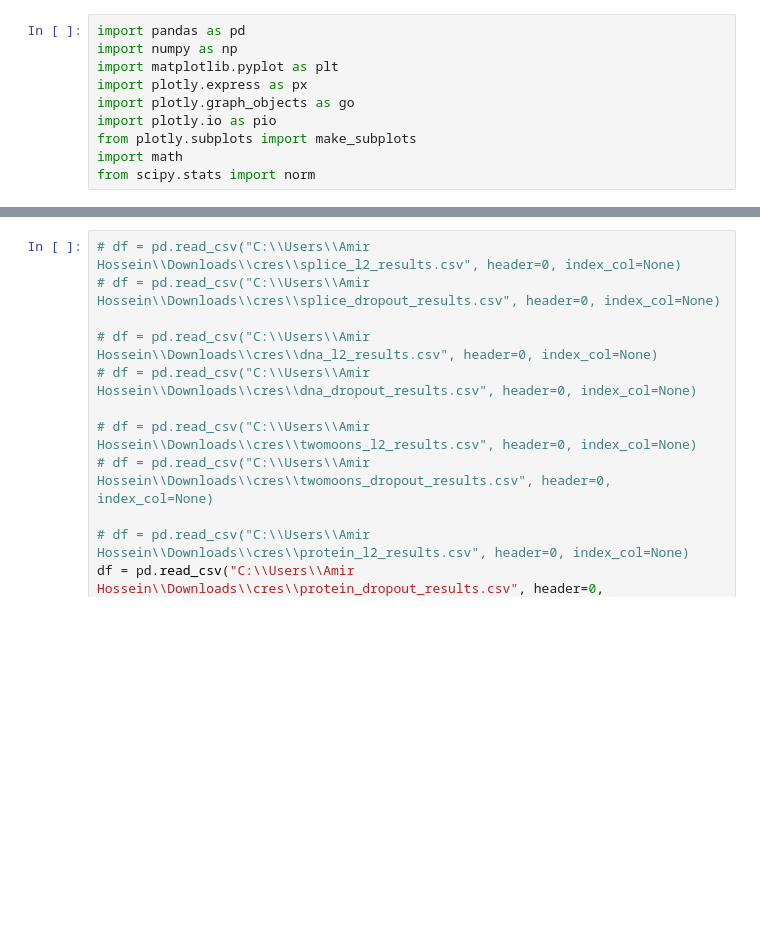
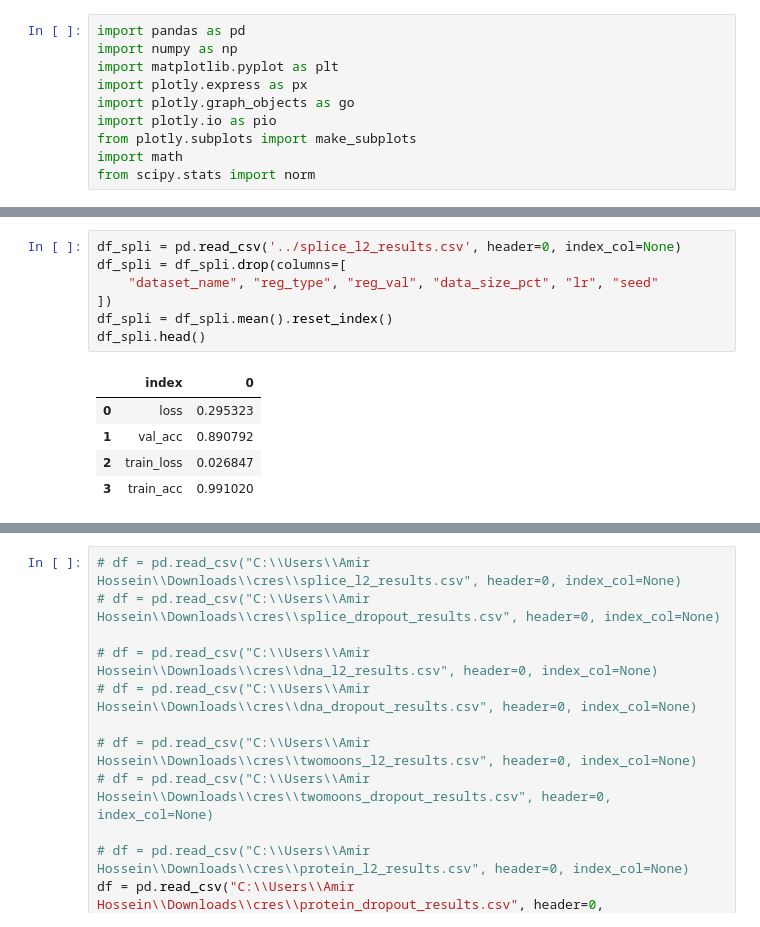
Before and after one commit to srp-group/hypothesis-testing, a Jupyter notebook: hyperparameters/visualization.ipynb, the cells around one changed output, grey strips where cells are left out. Cells and saved outputs as stored; diff of their text form; blank space fills up the shorter version.

```diff
--- a/hyperparameters/visualization.ipynb
+++ b/hyperparameters/visualization.ipynb
@@ -10,0 +39,13 @@ from scipy.stats import norm
+# %%
+df_spli = pd.read_csv('../splice_l2_results.csv', header=0, index_col=None)
+df_spli = df_spli.drop(columns=[
+    "dataset_name", "reg_type", "reg_val", "data_size_pct", "lr", "seed"
+])
+df_spli = df_spli.mean().reset_index()
+df_spli.head()
+# %% [output]
+|  | index | 0 |
+| 0 | loss | 0.295323 |
+| 1 | val_acc | 0.890792 |
+| 2 | train_loss | 0.026847 |
+| 3 | train_acc | 0.991020 |
```
Also changed, not shown: parts of 6 cells of this notebook.
